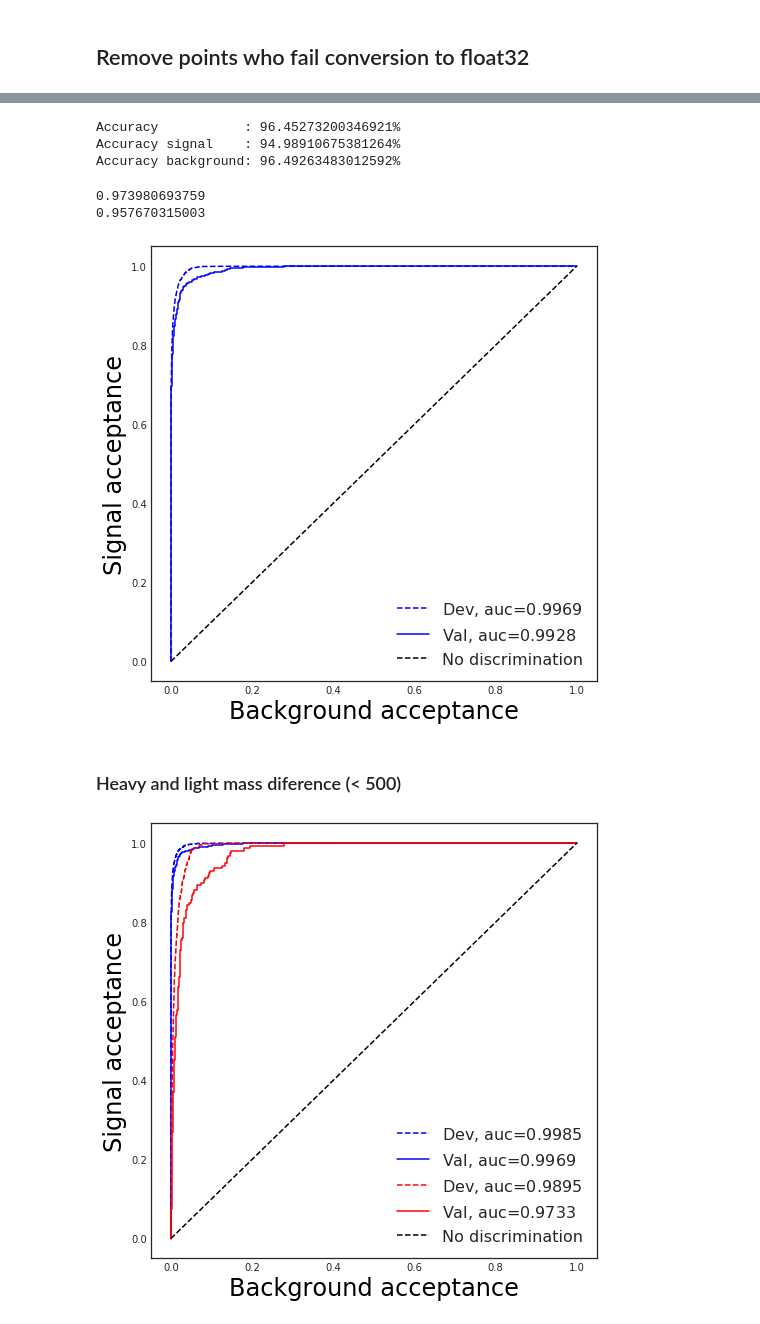
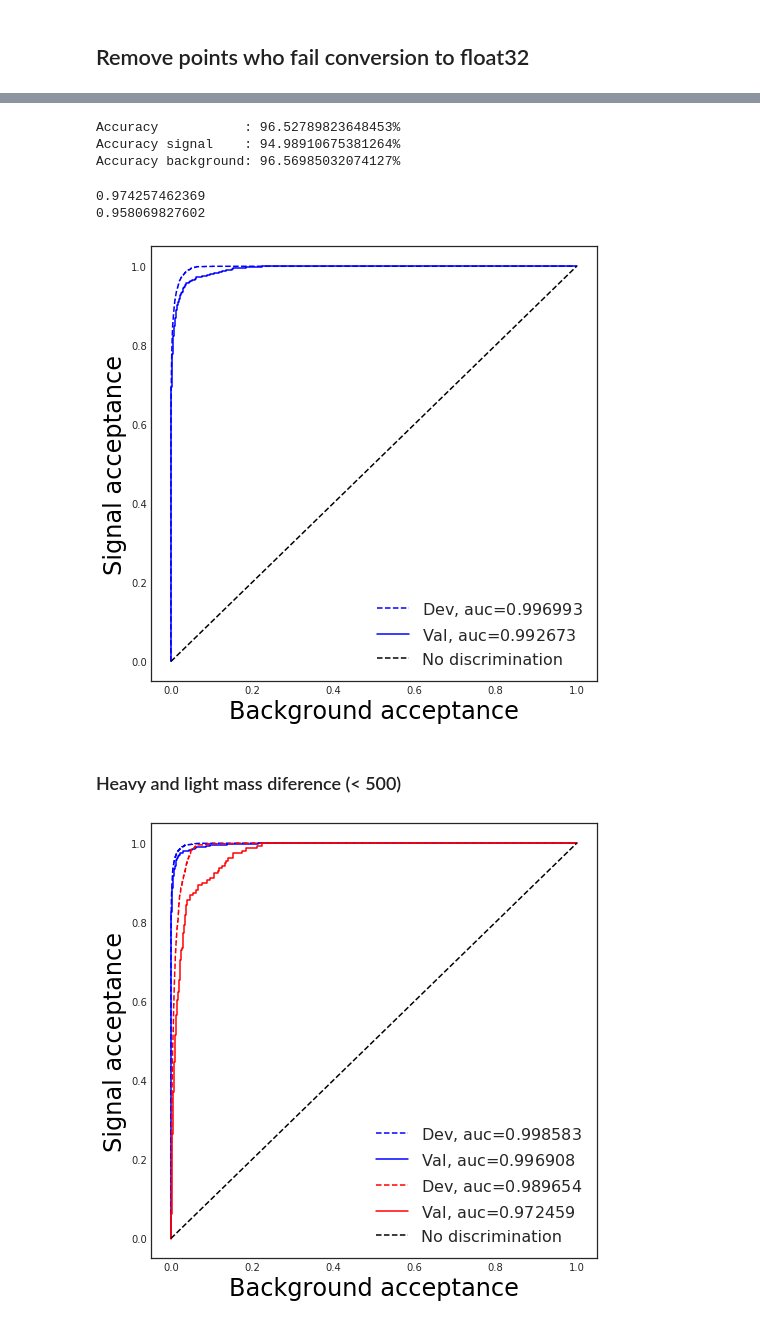
Before and after one commit to SrGonao/estagio, a Jupyter notebook: ML/classifiers/bdt/BDT.ipynb, the cells around one changed output, grey strips where cells are left out. Drawn from its saved outputs; the diff is of its cells as text; code cells hidden in the pictures.

Commit message:
BDT final for reconstruted data only

```diff
--- a/ML/classifiers/bdt/BDT.ipynb
+++ b/ML/classifiers/bdt/BDT.ipynb
@@ -133,5 +132,6 @@ multiplicityFeatures = ['nBJets', 'nJets', 'nPhotons', 'nTauJets']
 # %%
-classTrainFeatures = fsFeatures
+classTrainFeatures = [x for x in allData.columns if x not in genFeatures]
+#classTrainFeatures = fsFeatures
 
 # minimalistic:
 #classTrainFeatures = ['b_0_eta', 'b_0_mass', 'b_0_csv'] + \
@@ -222,22 +222,22 @@ print("Accuracy signal    : {:10}%".format(accuracy * 100.0))
 accuracy = accuracy_score(y_test, predictions, sample_weight=np.logical_not(y_test))
 print("Accuracy background: {:10}%".format(accuracy * 100.0))
 # %% [output]
-Accuracy           : 96.45273200346921%
+Accuracy           : 96.52789823648453%
 Accuracy signal    : 94.98910675381264%
-Accuracy background: 96.49263483012592%
+Accuracy background: 96.56985032074127%
 # %%
 print(model.score(X_train, y_train, sample_weight=weights_train))
 print(model.score(X_test, y_test, sample_weight=weights_test))
 # %% [output]
-0.973980693759
-0.957670315003
+0.974257462369
+0.958069827602
 # %%
 plt.figure(figsize=[8, 8])
 plt.plot(*metrics.roc_curve(y_train, model.predict_proba(X_train)[:,1])[:2],
-         label=r'Dev, auc=${:.4f}$'.format(metrics.roc_auc_score(y_train, model.predict_proba(X_train)[:,1])),
+         label=r'Dev, auc=${:.6f}$'.format(metrics.roc_auc_score(y_train, model.predict_proba(X_train)[:,1])),
          color='b', linestyle='dashed')
 plt.plot(*metrics.roc_curve(y_test, model.predict_proba(X_test)[:,1])[:2],
-         label=r'Val, auc=${:.4f}$'.format(metrics.roc_auc_score(y_test, model.predict_proba(X_test)[:,1])),
+         label=r'Val, auc=${:.6f}$'.format(metrics.roc_auc_score(y_test, model.predict_proba(X_test)[:,1])),
          color='b')
 plt.plot([0, 1], [0, 1], 'k--', label='No discrimination')
 plt.xlabel('Background acceptance', fontsize=24, color='black')
@@ -245,7 +245,7 @@ plt.ylabel('Signal acceptance', fontsize=24, color='black')
 plt.legend(loc='best', fontsize=16)
 plt.show()
 # %% [output]
-[figure, old version]
+[figure, new version]
 # %% [markdown]
 ### Heavy and light mass diference (< 500)
 # %%
@@ -264,27 +264,27 @@ test2  = test_bkg  | test_sig2
 # %%
 plt.figure(figsize=[8, 8])
 
 plt.plot(*metrics.roc_curve(y_train[train1], model.predict_proba(X_train)[:,1][train1])[:2],
-         label=r'Dev, auc=${:.4f}$'.format(metrics.roc_auc_score(y_train[train1], model.predict_proba(X_train)[:,1][train1])),
+         label=r'Dev, auc=${:.6f}$'.format(metrics.roc_auc_score(y_train[train1], model.predict_proba(X_train)[:,1][train1])),
          color='b', linestyle='dashed')
 plt.plot(*metrics.roc_curve(y_test[test1], model.predict_proba(X_test)[:,1][test1])[:2],
-         label=r'Val, auc=${:.4f}$'.format(metrics.roc_auc_score(y_test[test1], model.predict_proba(X_test)[:,1][test1])),
+         label=r'Val, auc=${:.6f}$'.format(metrics.roc_auc_score(y_test[test1], model.predict_proba(X_test)[:,1][test1])),
          color='b')
 
 plt.plot(*metrics.roc_curve(y_train[train2], model.predict_proba(X_train)[:,1][train2])[:2],
-         label=r'Dev, auc=${:.4f}$'.format(metrics.roc_auc_score(y_train[train2], model.predict_proba(X_train)[:,1][train2])),
+         label=r'Dev, auc=${:.6f}$'.format(metrics.roc_auc_score(y_train[train2], model.predict_proba(X_train)[:,1][train2])),
          color='r', linestyle='dashed')
 plt.plot(*metrics.roc_curve(y_test[test2], model.predict_proba(X_test)[:,1][test2])[:2],
-         label=r'Val, auc=${:.4f}$'.format(metrics.roc_auc_score(y_test[test2], model.predict_proba(X_test)[:,1][test2])),
+         label=r'Val, auc=${:.6f}$'.format(metrics.roc_auc_score(y_test[test2], model.predict_proba(X_test)[:,1][test2])),
          color='r')
 
 plt.plot([0, 1], [0, 1], 'k--', label='No discrimination')
 plt.xlabel('Background acceptance', fontsize=24, color='black')
 plt.ylabel('Signal acceptance', fontsize=24, color='black')
 plt.legend(loc='best', fontsize=16)
 plt.show()
 # %% [output]
-[figure, old version]
+[figure, new version]
 # %%
 params = {'hist' : True, 'kde' : False, 'norm_hist' : True, 'bins' : np.linspace(0, 1, 50)}
 plt.figure(figsize=(16, 8))
```
Also changed, not shown: parts of 18 cells of this notebook, 1 other file.
